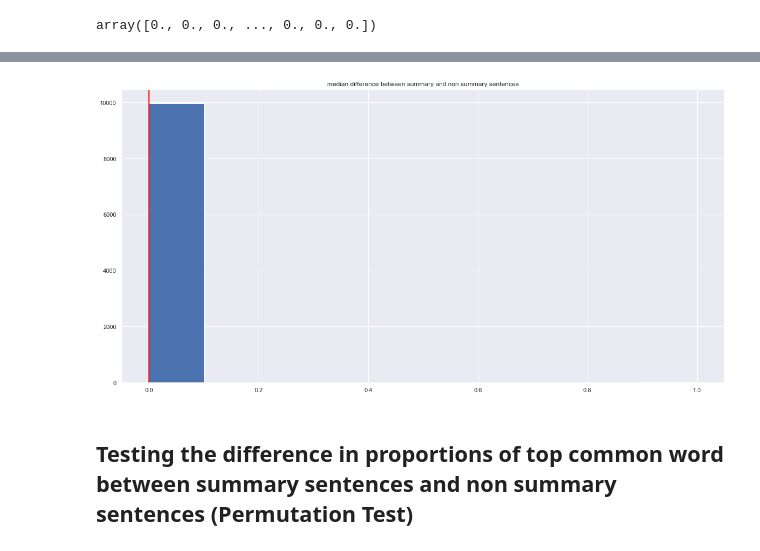
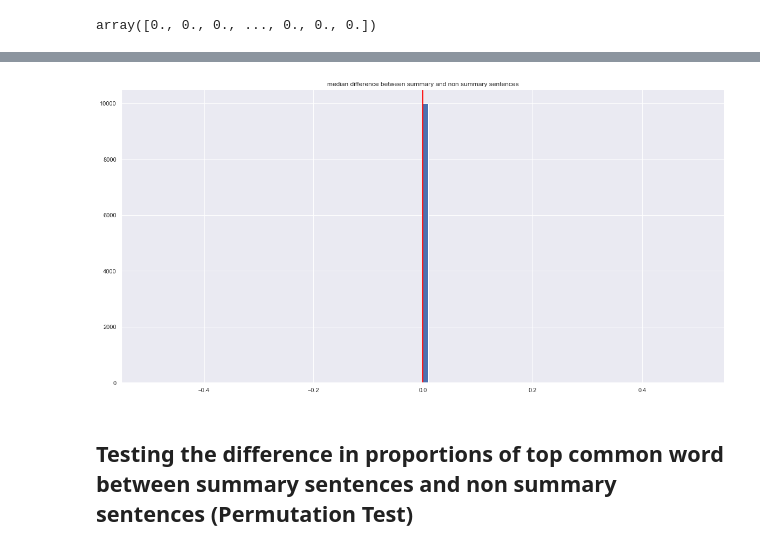
Before and after one commit to sarisboo/springboard, a Jupyter notebook: capstone_1/statistical_inference.ipynb, the cells around one changed output, grey strips where cells are left out. Drawn from its saved outputs; the diff is of its cells as text; code cells hidden in the pictures.

```diff
--- a/capstone_1/statistical_inference.ipynb
+++ b/capstone_1/statistical_inference.ipynb
@@ -39,8 +49,8 @@ Text(0.5, 1.0, 'Distribution of sentence lengths')
 combined_mean = wikihow_subset['sentence_len'].mean()
 
 # First shift the samples Should I shift the median ?
-summary = wikihow_subset[wikihow_subset['is_summary'] == 'yes']['sentence_len'] - wikihow_subset[wikihow_subset['is_summary'] == 'yes']['sentence_len'].mean() + combined_mean
-no_summary = wikihow_subset[wikihow_subset['is_summary'] == 'no']['sentence_len'] - wikihow_subset[wikihow_subset['is_summary'] == 'no']['sentence_len'].mean() + combined_mean
+summary = wikihow_subset[wikihow_subset['is_summary'] == 1]['sentence_len']- wikihow_subset[wikihow_subset['is_summary'] == 1]['sentence_len'].mean() + combined_mean
+no_summary = wikihow_subset[wikihow_subset['is_summary'] == 0]['sentence_len'] - wikihow_subset[wikihow_subset['is_summary'] == 0]['sentence_len'].mean() + combined_mean
 # %%
 #Get bootstrap replicates for shifted data
 np.random.seed(47)
@@ -132,5 +122,5 @@ Text(0.5, 1.0, 'Distribution of sentence lengths')
 combined_median = wikihow_subset['sentence_len'].median()
 
 # First shift the samples Should I shift the median ?
-shift_summary = wikihow_subset[wikihow_subset['is_summary'] == 'yes']['sentence_len'] - wikihow_subset[wikihow_subset['is_summary'] == 'yes']['sentence_len'].median() + combined_median
-shift_no_summary = wikihow_subset[wikihow_subset['is_summary'] == 'no']['sentence_len'] - wikihow_subset[wikihow_subset['is_summary'] == 'no']['sentence_len'].median() + combined_median
+shift_summary = wikihow_subset[wikihow_subset['is_summary'] == 1]['sentence_len'] - wikihow_subset[wikihow_subset['is_summary'] == 1]['sentence_len'].median() + combined_median
+shift_no_summary = wikihow_subset[wikihow_subset['is_summary'] == 0]['sentence_len'] - wikihow_subset[wikihow_subset['is_summary'] == 0]['sentence_len'].median() + combined_median
@@ -182,13 +208,13 @@ array([0., 0., 0., ..., 0., 0., 0.])
 # %%
 plt.figure(figsize=(20,10))
-plt.hist(bs_median_diffs)
+plt.hist(bs_median_diffs, bins = 100)
 plt.title('median difference between summary and non summary sentences')
 plt.axvline(conf_int[0], color = 'red')
 plt.axvline(conf_int[1], color = 'red')
 #plt.axvline(median_diff, color = 'green')
 plt.show()
 # %% [output]
-[figure, old version]
+[figure, new version]
 # %% [markdown]
 ## Testing the difference in proportions of top common word between summary sentences and non summary sentences (Permutation Test)
 # %%
```
Also changed, not shown: parts of 23 cells of this notebook, 3 other files.
